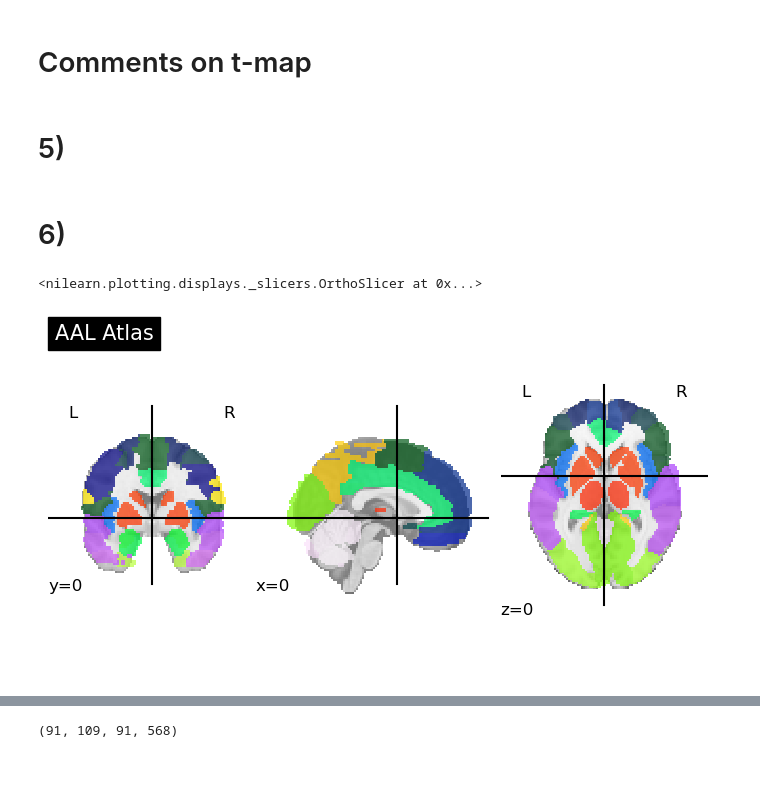
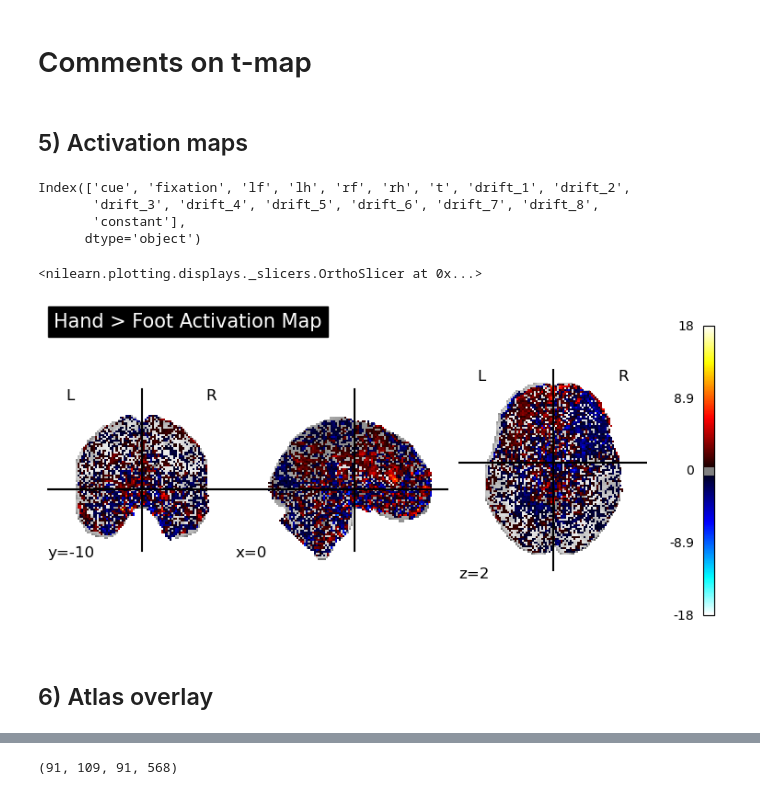
Before and after one commit to zoeepfl/NX-NSSP, a Jupyter notebook: Mini_Projet_1.ipynb, the cells around one changed output, grey strips where cells are left out. Saved outputs shown, nothing was run; the diff lists cells and outputs as text; code cells hidden in the pictures; blank space fills up the shorter version.

```diff
--- a/Mini_Projet_1.ipynb
+++ b/Mini_Projet_1.ipynb
@@ -487,44 +498,29 @@ NameError: name 'FirstLevelModel' is not defined
 # %% [markdown]
 # Comments on t-map
 # %% [markdown]
-# 5)
+## 5) Activation maps
 # %%
-contrast_vector_hand_vs_foot = [1, 1, -1, -1, 0, 0] # depend on the regressor list, might be changed
+print(fmri_glm.design_matrices_[0].columns)
 
-activation_map = fmri_glm.compute_contrast(contrast_vector_hand_vs_foot,
-                                  output_type='effect_size')
-# activation map
+contrast = 'lh + rh - lf - rf'
+
+activation_map = fmri_glm.compute_contrast(contrast, output_type='effect_size')
+
+from nilearn import plotting
 plotting.plot_stat_map(
-    activation_map
-    threshold=0.5,          # might need to be adjusted as needed
+    activation_map,
+    threshold=0.5,
     display_mode='ortho',
-    cut_coords=(0, 0, 0),   # might need to be adjusted as needed
     title='Hand > Foot Activation Map'
 )
-plt.show()
 
 #nib.save(activation_map, 'activation_map_hand_vs_foot.nii.gz')
+# %% [output]
+Index(['cue', 'fixation', 'lf', 'lh', 'rf', 'rh', 't', 'drift_1', 'drift_2',
+       'drift_3', 'drift_4', 'drift_5', 'drift_6', 'drift_7', 'drift_8',
+       'constant'],
+      dtype='object')
+<nilearn.plotting.displays._slicers.OrthoSlicer at 0x...>
+[figure, added]
 # %% [markdown]
-# 6)
+## 6) Atlas overlay
-# %%
-from nilearn import plotting
-atlas = fetch_atlas_aal()
-
-plotting.plot_stat_map(
-    activation_map,
-    threshold=2.5,
-    display_mode='ortho',
-    title='Activation Map (Hand > Foot) with AAL Overlay',
-    cut_coords=(0, 0, 0)
-)
-
-plotting.plot_roi(
-    atlas.maps,
-    bg_img=activation_map,
-    alpha=0.3,
-    display_mode='ortho',
-    cut_coords=(0, 0, 0)
-)
-# %% [output]
-<nilearn.plotting.displays._slicers.OrthoSlicer at 0x...>
-[figure, removed]
```
Also changed, not shown: parts of 35 cells of this notebook.
